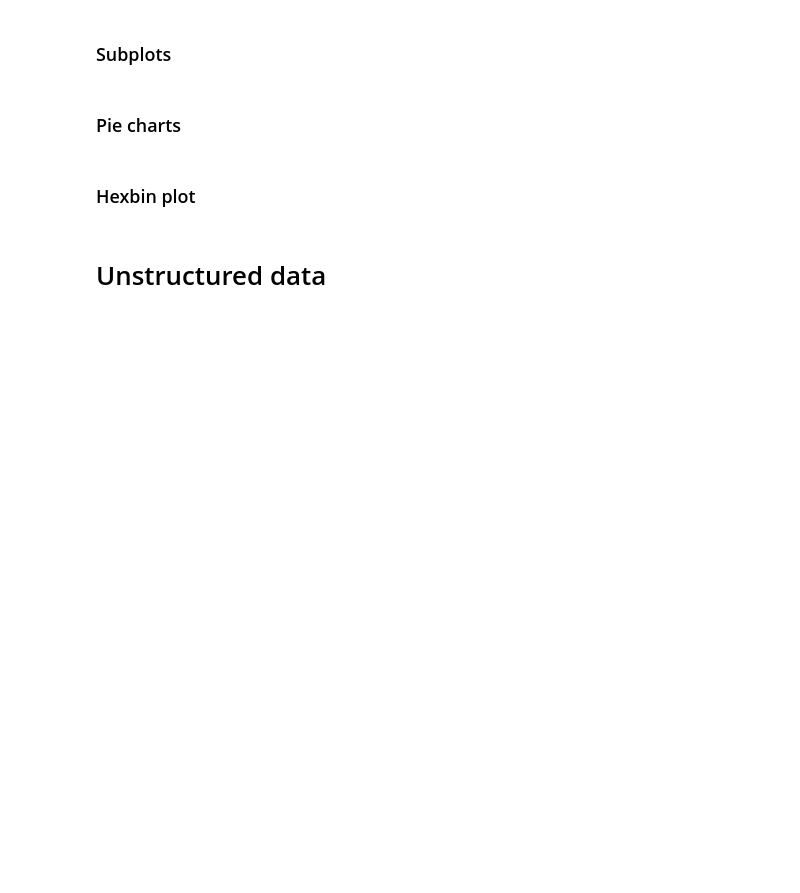
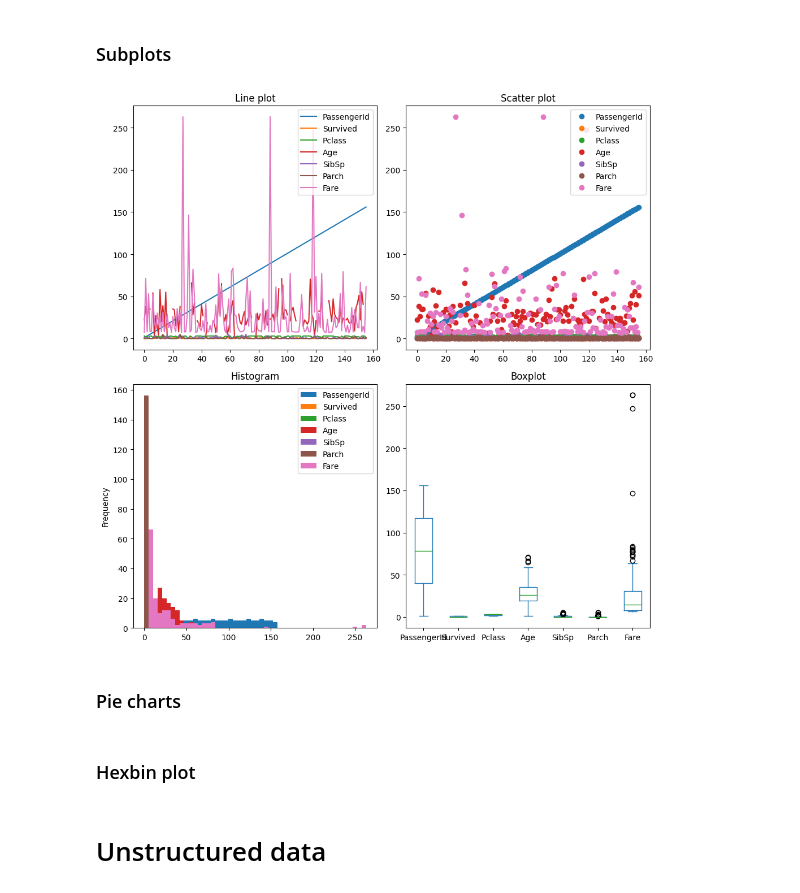
Before and after one commit to huttertibor/ai, a Jupyter notebook: 2_data_végigfuttatva.ipynb, the cells around one changed output. Saved outputs shown, nothing was run; the diff lists cells and outputs as text; code cells hidden in the pictures; blank space fills up the shorter version.

```diff
--- a/2_data_végigfuttatva.ipynb
+++ b/2_data_végigfuttatva.ipynb
@@ -14,6 +14,9 @@ Mounted at /content/drive
 import matplotlib.pyplot as plt
 import pandas as pd
 import numpy as np
+np.random.seed(12345)
+plt.rc('figure', figsize=(10, 6))
+np.set_printoptions(precision=4, suppress=True)
 # %%
 /content/drive/MyDrive/Datasets/titanic/titanic.csv
 # %%
@@ -420,25 +456,27 @@ df.plot(kind='box',
 # %% [markdown]
 ### Subplots
 # %%
-fig, ax = plt.subplots(2, 2, figsize=(5, 5))
+fig, ax = plt.subplots(2, 2, figsize=(10, 10))
 
 df.plot(ax=ax[0][0],
         title='Line plot')
 
 df.plot(ax=ax[0][1],
         style='o',
         title='Scatter plot')
 
 df.plot(ax=ax[1][0],
         kind='hist',
         bins=50,
         title='Histogram')
 
 df.plot(ax=ax[1][1],
         kind='box',
         title='Boxplot')
 
 plt.tight_layout()
+# %% [output]
+[figure, added]
 # %% [markdown]
 ### Pie charts
 # %%
```
Also changed, not shown: parts of 13 cells of this notebook.
